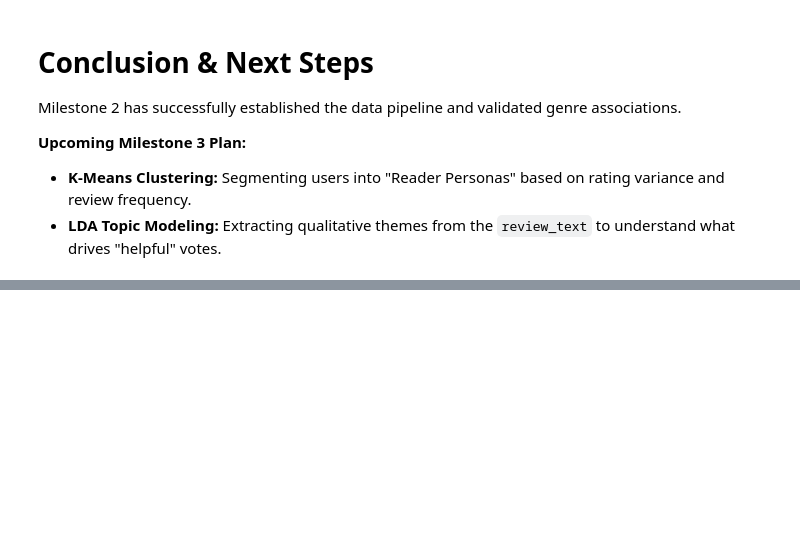
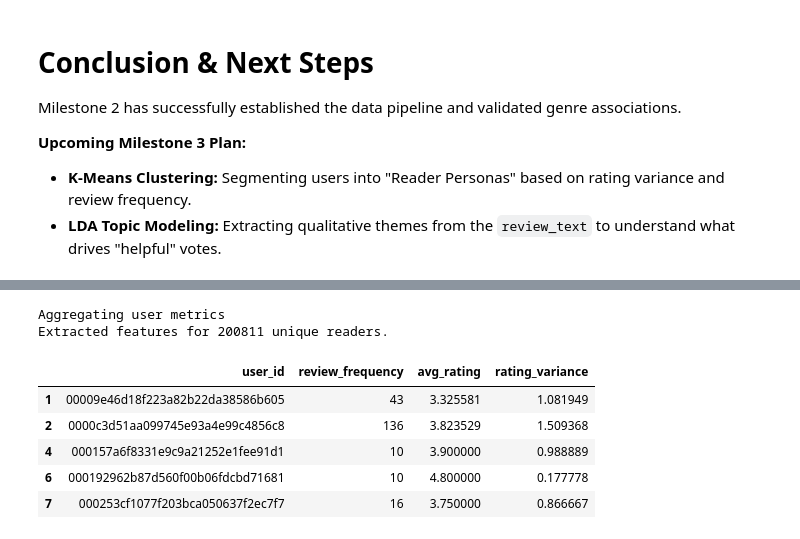
Before and after one commit to crystalstorm466/cs4412-project, a Jupyter notebook: notebooks/Data Mining Project.ipynb, the cells around one changed output, grey strips where cells are left out. Saved outputs shown, nothing was run; the diff lists cells and outputs as text; code cells hidden in the pictures; blank space fills up the shorter version.

```diff
--- a/notebooks/Data Mining Project.ipynb
+++ b/notebooks/Data Mining Project.ipynb
@@ -851,0 +877,27 @@ Milestone 2 has successfully established the data pipeline and validated genre a
+# %%
+import pandas as pd
+import numpy as np
+
+df_reviews = pd.read_csv('../data/03_extractedreviews.csv')
+
+print("Aggregating user metrics")
+user_features = df_reviews.groupby('user_id').agg(
+    review_frequency=('book_id', 'count'), # How many books did they rate?
+    avg_rating=('rating', 'mean'),         # Are they a harsh critic or generous?
+    rating_variance=('rating', 'var')      # Do they use the whole 1-5 scale?
+).reset_index()
+
+user_features['rating_variance'] = user_features['rating_variance'].fillna(0) # users w/ only one review has a rating variance of NaN
+user_features = user_features[user_features['review_frequency'] >= 3] # filter out outliers that only have 3
+
+print(f"Extracted features for {len(user_features)} unique readers.")
+display(user_features.head())
+# %% [output]
+Aggregating user metrics
+Extracted features for 200811 unique readers.
+|  | user_id | review_frequency | avg_rating | rating_variance |
+| 1 | 00009e46d18f223a82b22da38586b605 | 43 | 3.325581 | 1.081949 |
+| 2 | 0000c3d51aa099745e93a4e99c4856c8 | 136 | 3.823529 | 1.509368 |
+| 4 | 000157a6f8331e9c9a21252e1fee91d1 | 10 | 3.900000 | 0.988889 |
+| 6 | 000192962b87d560f00b06fdcbd71681 | 10 | 4.800000 | 0.177778 |
+| 7 | 000253cf1077f203bca050637f2ec7f7 | 16 | 3.750000 | 0.866667 |
```
Also changed, not shown: parts of 10 cells of this notebook, 1 other file.
